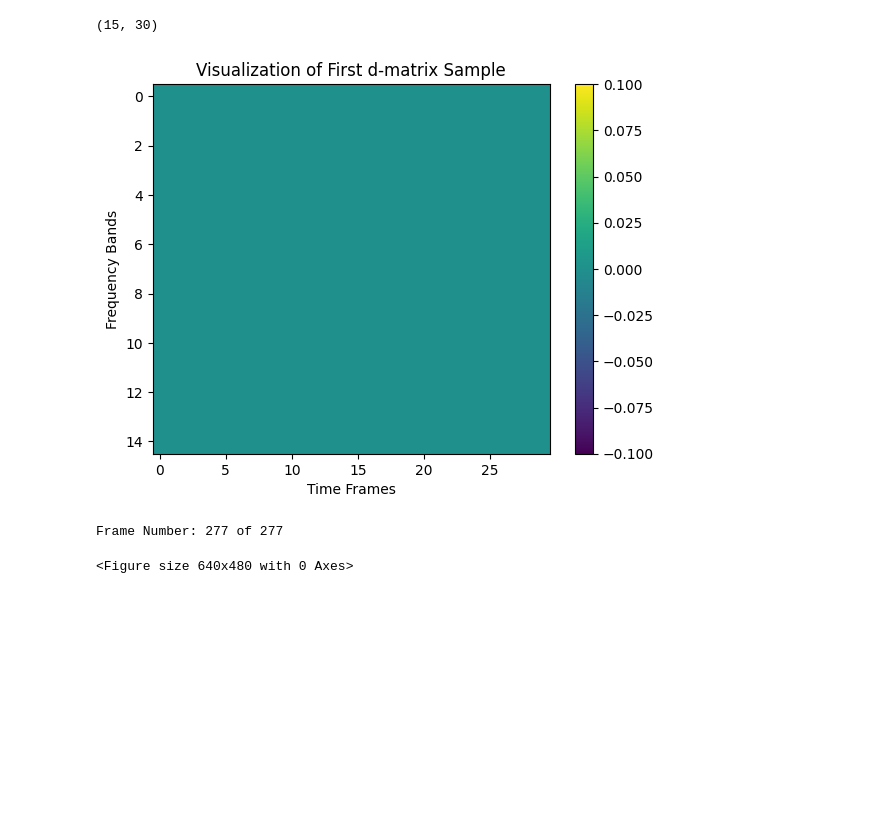
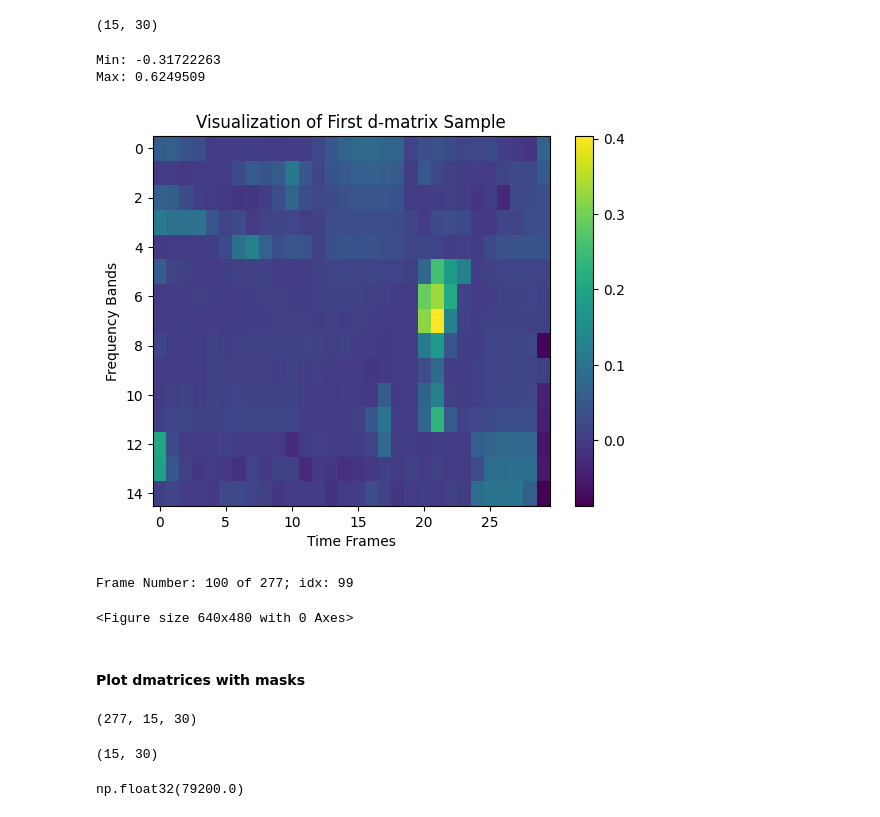
Before and after one commit to George-P-1/Speech_Intelligibility_with_Neural_Networks, a Jupyter notebook: utils/load_npz_file.ipynb, the cells around one changed output. Saved outputs shown, nothing was run; the diff lists cells and outputs as text; code cells hidden in the pictures; blank space fills up the shorter version.

```diff
--- a/utils/load_npz_file.ipynb
+++ b/utils/load_npz_file.ipynb
@@ -95,4 +89,5 @@ import numpy as np
 # %%
 # Load the .npz file (Replace with your actual file path)
-file_path = r"C:\Users\George\Desktop\Automatic Control and Robotics\Semester 7\Thesis\Neural Networks\Workspace\preprocessed_datasets\npz_d_matrices_only\d_matrices_Train_2025-02-05_18-09-58.npz"
+# file_path = r"C:\Users\George\Desktop\Automatic Control and Robotics\Semester 7\Thesis\Neural Networks\Workspace\preprocessed_datasets\npz_d_matrices_only\d_matrices_Train_2025-02-05_18-09-58.npz"
+file_path = r"C:\Users\George\Desktop\Automatic Control and Robotics\Semester 7\Thesis\Neural Networks\Workspace\d_matrices_masks_correctness_audiograms_Train_Independent_2025-02-08_16-30-35.npz"
 data = np.load(file_path)
@@ -136,30 +154,58 @@ d_matrices[0].shape
 d_matrices[0][0].shape
 # %% [output]
 (15, 30)
+# %%
+# track largest and smallest values - TO SEE IF THEY NEED TO BE NORMALIZED
+min_val = np.min(d_matrices[3])
+max_val = np.max(d_matrices[3])
+print("Min:", min_val)
+print("Max:", max_val)
+# %% [output]
+Min: -0.31722263
+Max: 0.6249509
 # %%
 frame_num = 0
-for i in range(len(d_matrices[0])):
+hop = 1 # Increase this value to skip frames and maybe reduce dmatrix size
+for i in range(0, len(d_matrices[0]), hop):
     frame_num += 1
 
     plt.imshow(d_matrices[0][i], aspect="auto", cmap="viridis")
     plt.colorbar()
     plt.title("Visualization of First d-matrix Sample")
     plt.xlabel("Time Frames")
     plt.ylabel("Frequency Bands")
 
     # Clear previous output
     clear_output(wait=True)
     # Display the updated figure
     display(plt.gcf())
-    print(f"Frame Number: {frame_num} of {len(d_matrices[0])}")
+    print(f"Frame Number: {frame_num} of {len(d_matrices[0])}; idx: {i}")
 
     # Pause for animation effect
     sleep(0.01)
     plt.clf()
 
+    # Stop the loop after assigned frame
+    if frame_num == 100:
+        break
+
 
 # plt.figure(figsize=(10, 5))
 # %% [output]
-[figure, old version]
+[figure, new version]
-Frame Number: 277 of 277
+Frame Number: 100 of 277; idx: 99
 <Figure size 640x480 with 0 Axes>
+# %% [markdown]
+#### Plot dmatrices with masks
+# %%
+masks[0].shape
+# %% [output]
+(277, 15, 30)
+# %%
+masks[0][0].shape
+# %% [output]
+(15, 30)
+# %%
+masks[0].sum()
+# %% [output]
+np.float32(79200.0)
```
Also changed, not shown: parts of 10 cells of this notebook, 4 other files.
